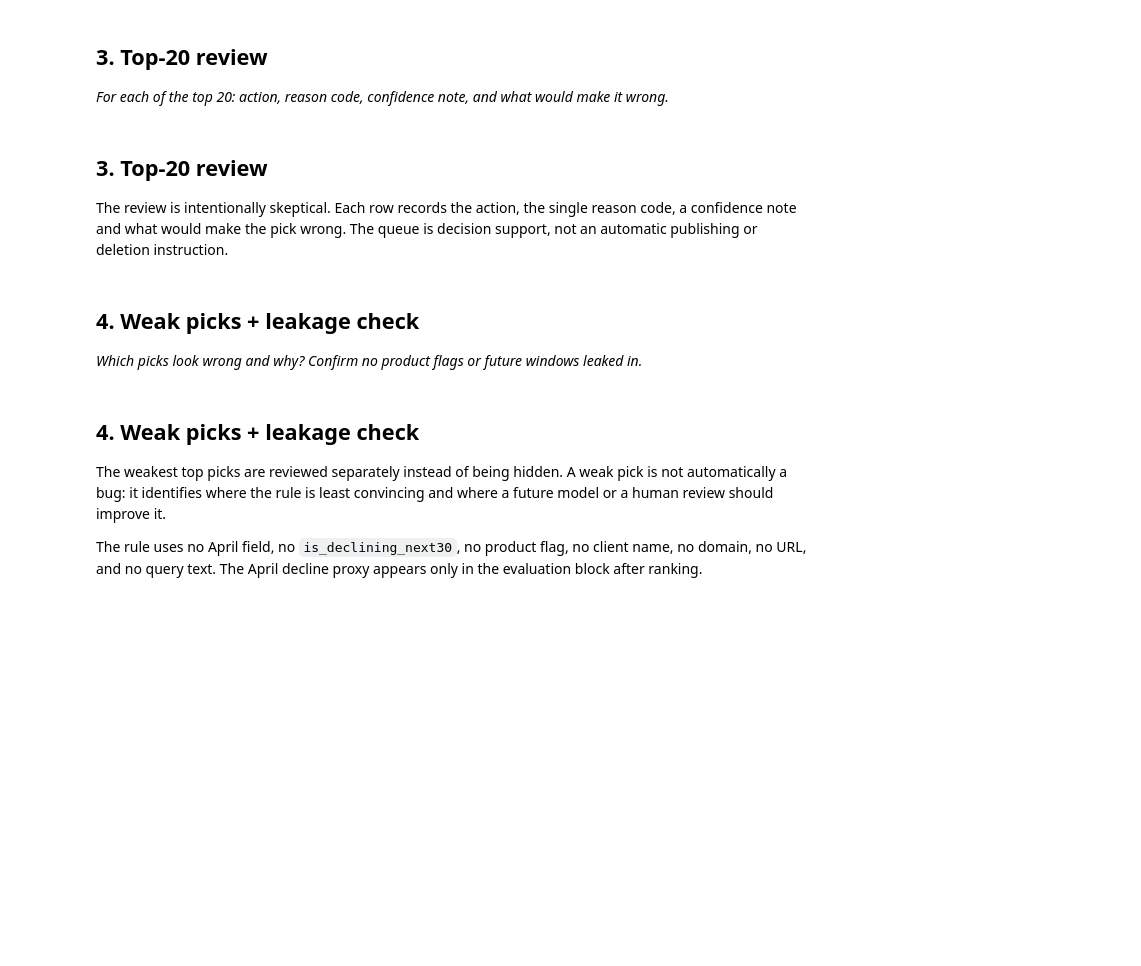
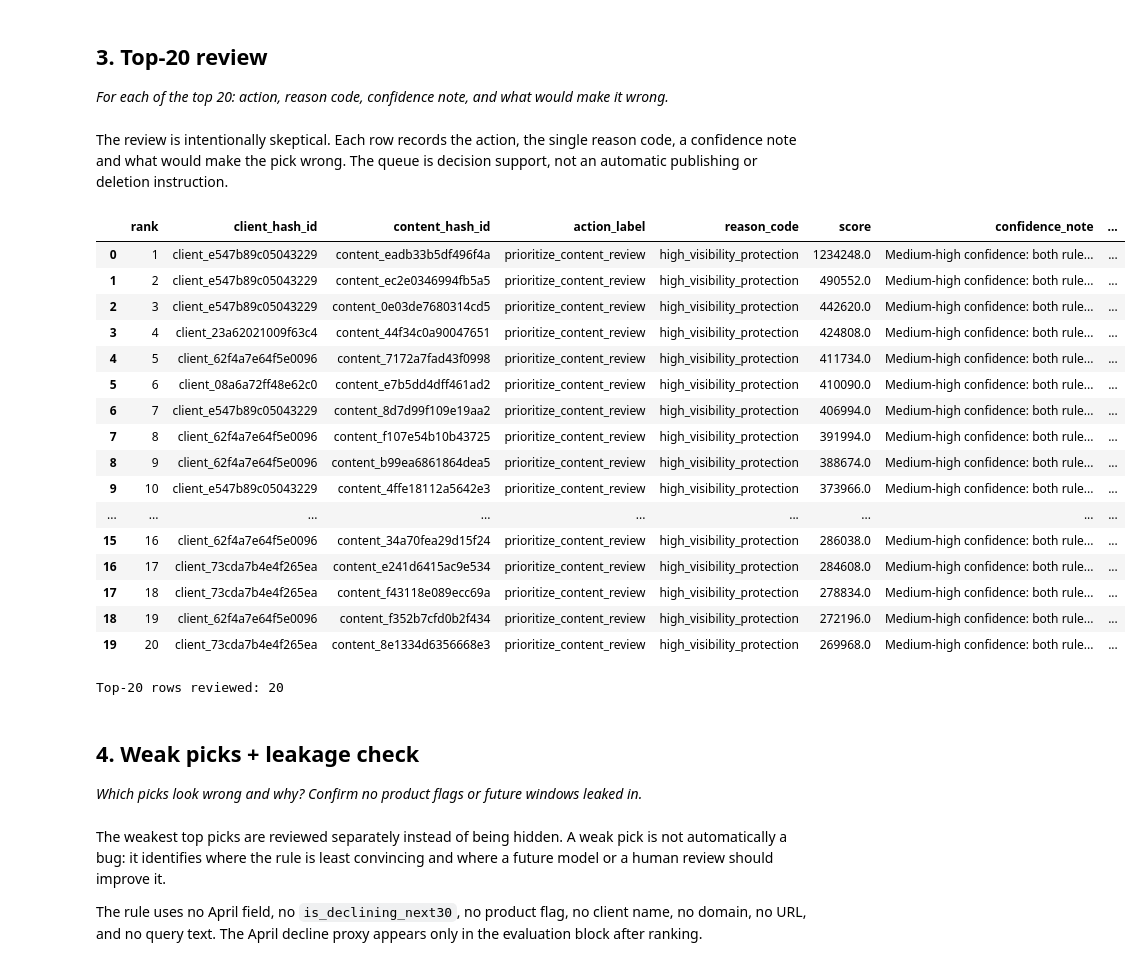
Before and after one commit to Damasoumana1/flyrank-ml-internship-july2026, a Jupyter notebook: work/notebooks/w04_baseline_score.ipynb, the cells around one changed output. Cells and saved outputs as stored; diff of their text form; code cells hidden in the pictures; blank space fills up the shorter version.

```diff
--- a/work/notebooks/w04_baseline_score.ipynb
+++ b/work/notebooks/w04_baseline_score.ipynb
@@ -152,6 +173,7 @@ The baseline is intentionally transparent and unfitted. It uses only the March f
 The score is a ranking device, not a probability. The queue contains one reason code and one action label per row. Future April fields and the decline proxy are kept out of the exported action queue.
 # %%
 # Encode the one frozen rule and write the ranked queue.
+Path("work/outputs").mkdir(parents=True, exist_ok=True)
 queue = feature_frame[[
     "client_hash_id", "content_hash_id", "march_impressions", "march_avg_position",
     "march_clicks", "march_days_with_impressions", "march_ga4_sessions"
@@ -159,20 +181,20 @@ queue = feature_frame[[
 
 position_known = queue["march_avg_position"].notna() & (queue["march_avg_position"] > 0)
 high_volume = queue["march_impressions"] >= 100
-position_risk = position_known & (queue["march_avg_position"] >= 20)
+position_protection = position_known & (queue["march_avg_position"] <= 10)
 
 queue["score"] = np.where(
-    high_volume & position_risk,
+    high_volume & position_protection,
     2.0 * queue["march_impressions"],
     np.where(high_volume, queue["march_impressions"], 0.0),
 )
 queue["reason_code"] = np.select(
-    [high_volume & position_risk, high_volume, ~position_known],
-    ["high_volume_position_risk", "high_volume_quick_win", "missing_position_monitor"],
+    [high_volume & position_protection, high_volume, ~position_known],
+    ["high_visibility_protection", "high_volume_quick_win", "missing_position_monitor"],
     default="below_threshold_monitor",
 )
 queue["action_label"] = np.select(
-    [high_volume & position_risk, high_volume],
+    [high_volume & position_protection, high_volume],
     ["prioritize_content_review", "review_if_capacity"],
     default="monitor",
 )
@@ -210,7 +232,6 @@ baseline_metrics = {
     "rule_inputs": ["march_impressions", "march_avg_position"],
     "future_or_label_inputs_in_score": [],
 }
-Path("work/outputs").mkdir(parents=True, exist_ok=True)
 Path("work/outputs/ml07_baseline_metrics.json").write_text(json.dumps(baseline_metrics, indent=2))
 
 print("Rows ranked:", len(queue))
@@ -223,43 +260,62 @@ display(queue[export_cols].head(10))
 
 *For each of the top 20: action, reason code, confidence note, and what would make it wrong.*
 # %% [markdown]
-## 3. Top-20 review
+
 
 The review is intentionally skeptical. Each row records the action, the single reason code, a confidence note and what would make the pick wrong. The queue is decision support, not an automatic publishing or deletion instruction.
 # %%
 # Review the top 20 rows by hand using reproducible notes tied to the rule.
 top20 = queue.head(20).copy()
 
 def confidence_note(row):
-    if row["reason_code"] == "high_volume_position_risk":
-        return "High relative confidence: both rule signals are present, but this is still a review candidate."
+    if row["reason_code"] == "high_visibility_protection":
+        return "Medium-high confidence: both rule signals are present, but the position verdict was opposite, so this protects visibility rather than predicting decline."
     if row["reason_code"] == "high_volume_quick_win":
-        return "Medium confidence: volume is present, but the position signal is not a risk signal."
+        return "Medium confidence: volume is present, but the position signal does not predict decline in this window."
     return "Low confidence: the row is retained for monitoring rather than prioritized review."
 
 def wrong_if(row):
-    if row["reason_code"] == "high_volume_position_risk":
-        return "It could be wrong if the position is driven by query mix, seasonality, or an intentional low-demand page."
+    if row["reason_code"] == "high_visibility_protection":
+        return "It could be wrong if high visibility is branded demand, seasonal demand, or already stable and does not need a refresh."
     if row["reason_code"] == "high_volume_quick_win":
         return "It could be wrong if high volume is branded demand or the page is already stable and needs no refresh."
     if row["reason_code"] == "missing_position_monitor":
         return "It could be wrong if missing position reflects a measurement limitation rather than low priority."
     return "It could be wrong if the low-volume threshold hides a valuable niche page."
 
 top20["confidence_note"] = top20.apply(confidence_note, axis=1)
 top20["what_would_make_it_wrong"] = top20.apply(wrong_if, axis=1)
 review_cols = [
     "rank", "client_hash_id", "content_hash_id", "action_label", "reason_code",
     "score", "confidence_note", "what_would_make_it_wrong",
 ]
 display(top20[review_cols])
 print("Top-20 rows reviewed:", len(top20))
+# %% [output]
+|  | rank | client_hash_id | content_hash_id | action_label | reason_code | score | confidence_note | ... |
+| 0 | 1 | client_e547b89c05043229 | content_eadb33b5df496f4a | prioritize_content_review | high_visibility_protection | 1234248.0 | Medium-high confidence: both rule... | ... |
+| 1 | 2 | client_e547b89c05043229 | content_ec2e0346994fb5a5 | prioritize_content_review | high_visibility_protection | 490552.0 | Medium-high confidence: both rule... | ... |
+| 2 | 3 | client_e547b89c05043229 | content_0e03de7680314cd5 | prioritize_content_review | high_visibility_protection | 442620.0 | Medium-high confidence: both rule... | ... |
+| 3 | 4 | client_23a62021009f63c4 | content_44f34c0a90047651 | prioritize_content_review | high_visibility_protection | 424808.0 | Medium-high confidence: both rule... | ... |
+| 4 | 5 | client_62f4a7e64f5e0096 | content_7172a7fad43f0998 | prioritize_content_review | high_visibility_protection | 411734.0 | Medium-high confidence: both rule... | ... |
+| 5 | 6 | client_08a6a72ff48e62c0 | content_e7b5dd4dff461ad2 | prioritize_content_review | high_visibility_protection | 410090.0 | Medium-high confidence: both rule... | ... |
+| 6 | 7 | client_e547b89c05043229 | content_8d7d99f109e19aa2 | prioritize_content_review | high_visibility_protection | 406994.0 | Medium-high confidence: both rule... | ... |
+| 7 | 8 | client_62f4a7e64f5e0096 | content_f107e54b10b43725 | prioritize_content_review | high_visibility_protection | 391994.0 | Medium-high confidence: both rule... | ... |
+| 8 | 9 | client_62f4a7e64f5e0096 | content_b99ea6861864dea5 | prioritize_content_review | high_visibility_protection | 388674.0 | Medium-high confidence: both rule... | ... |
+| 9 | 10 | client_e547b89c05043229 | content_4ffe18112a5642e3 | prioritize_content_review | high_visibility_protection | 373966.0 | Medium-high confidence: both rule... | ... |
+| ... | ... | ... | ... | ... | ... | ... | ... | ... |
+| 15 | 16 | client_62f4a7e64f5e0096 | content_34a70fea29d15f24 | prioritize_content_review | high_visibility_protection | 286038.0 | Medium-high confidence: both rule... | ... |
+| 16 | 17 | client_73cda7b4e4f265ea | content_e241d6415ac9e534 | prioritize_content_review | high_visibility_protection | 284608.0 | Medium-high confidence: both rule... | ... |
+| 17 | 18 | client_73cda7b4e4f265ea | content_f43118e089ecc69a | prioritize_content_review | high_visibility_protection | 278834.0 | Medium-high confidence: both rule... | ... |
+| 18 | 19 | client_62f4a7e64f5e0096 | content_f352b7cfd0b2f434 | prioritize_content_review | high_visibility_protection | 272196.0 | Medium-high confidence: both rule... | ... |
+| 19 | 20 | client_73cda7b4e4f265ea | content_8e1334d6356668e3 | prioritize_content_review | high_visibility_protection | 269968.0 | Medium-high confidence: both rule... | ... |
+Top-20 rows reviewed: 20
 # %% [markdown]
 ## 4. Weak picks + leakage check
 
 *Which picks look wrong and why? Confirm no product flags or future windows leaked in.*
 # %% [markdown]
-## 4. Weak picks + leakage check
+
 
 The weakest top picks are reviewed separately instead of being hidden. A weak pick is not automatically a bug: it identifies where the rule is least convincing and where a future model or a human review should improve it.
 
```
Also changed, not shown: parts of 6 cells of this notebook.
